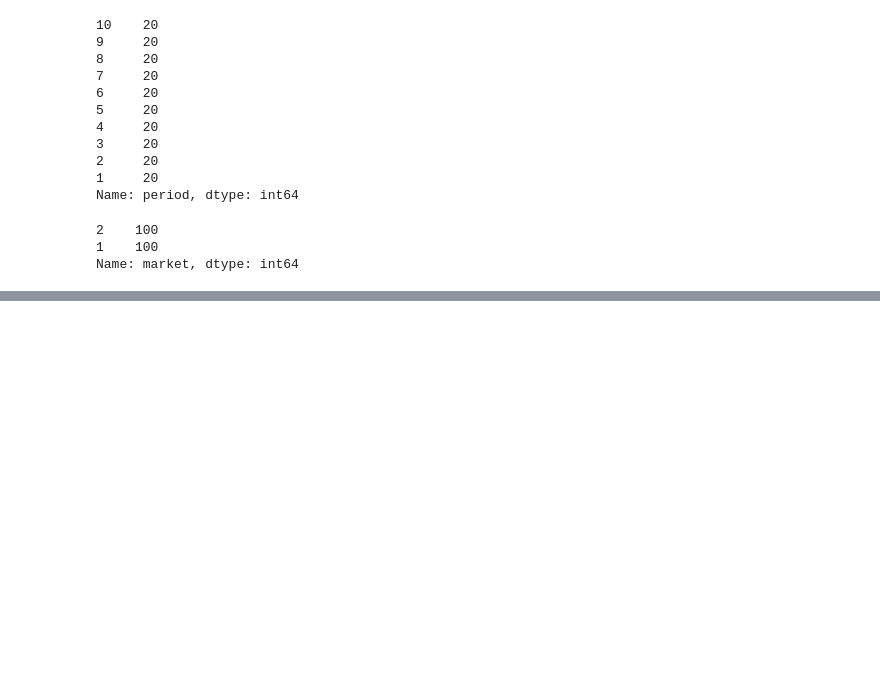
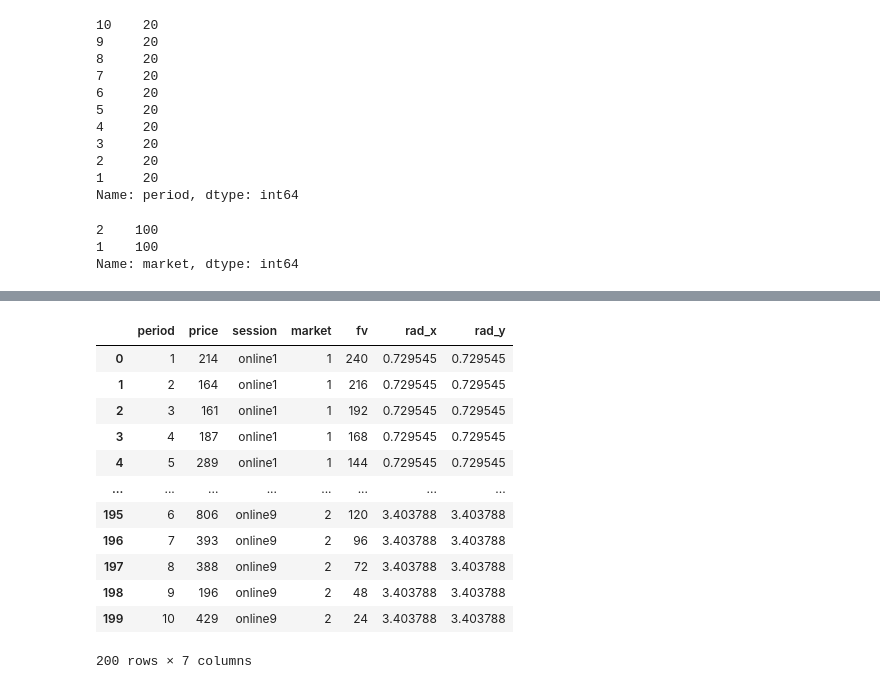
Before and after one commit to Max-Peng-Shen/HelloWorld, a Jupyter notebook: pandas_advanced.ipynb, the cells around one changed output, grey strips where cells are left out. Saved outputs shown, nothing was run; the diff lists cells and outputs as text; code cells hidden in the pictures; blank space fills up the shorter version.

```diff
--- a/pandas_advanced.ipynb
+++ b/pandas_advanced.ipynb
@@ -134,0 +139,20 @@ df
+# %%
+def get_rad(df):
+    diff = df['price'] - df['fv']
+    diff_abs = diff.abs()
+    avg_fv = df['fv'].mean()
+    quotient = diff_abs.divide(avg_fv)
+    result = quotient.sum()/10
+    return result
+
+def npa(df):
+    fv1 = df['fv'].tolist()[0]
+    diff_series = (df['price'] - df['fv'])/fv1
+    maxt = diff_series.max()
+    mint = diff_series.min()
+    result = maxt - min_t
+    s = pd.Series(result, index=['df'])
+    return result
+# %%
+groups = df.groupby(by=['session', 'market'])
+groups.get_group(('online9', 2))
@@ -134,0 +171,4 @@ df
+# %%
+agg_series = groups.apply(get_rad)
+agg_df = agg_series.reset_index(name='rad')
+agg_df
@@ -134,0 +193,17 @@ df
+# %%
+df = df.merge(agg_df, on=['session', 'market'])
+df
+# %% [output]
+|  | period | price | session | market | fv | rad_x | rad_y |
+| 0 | 1 | 214 | online1 | 1 | 240 | 0.729545 | 0.729545 |
+| 1 | 2 | 164 | online1 | 1 | 216 | 0.729545 | 0.729545 |
+| 2 | 3 | 161 | online1 | 1 | 192 | 0.729545 | 0.729545 |
+| 3 | 4 | 187 | online1 | 1 | 168 | 0.729545 | 0.729545 |
+| 4 | 5 | 289 | online1 | 1 | 144 | 0.729545 | 0.729545 |
+| ... | ... | ... | ... | ... | ... | ... | ... |
+| 195 | 6 | 806 | online9 | 2 | 120 | 3.403788 | 3.403788 |
+| 196 | 7 | 393 | online9 | 2 | 96 | 3.403788 | 3.403788 |
+| 197 | 8 | 388 | online9 | 2 | 72 | 3.403788 | 3.403788 |
+| 198 | 9 | 196 | online9 | 2 | 48 | 3.403788 | 3.403788 |
+| 199 | 10 | 429 | online9 | 2 | 24 | 3.403788 | 3.403788 |
+200 rows × 7 columns
```
Also changed, not shown: parts of 12 cells of this notebook, 4 other files.
